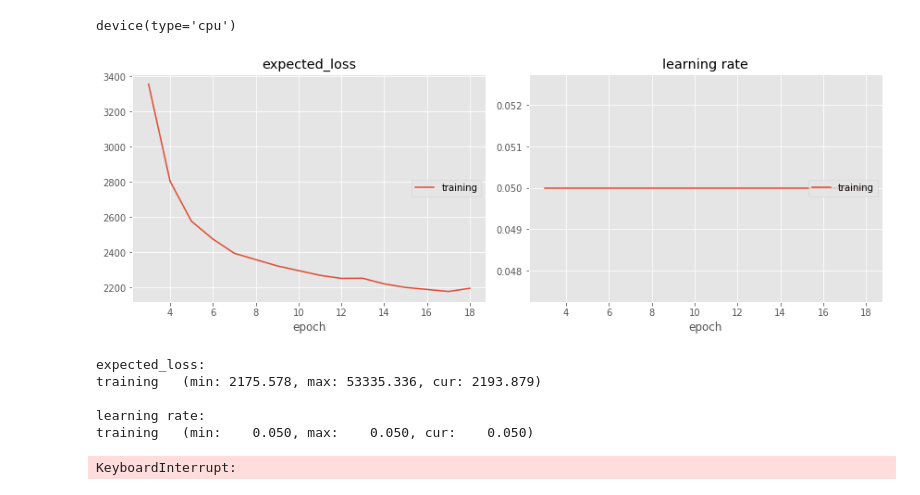
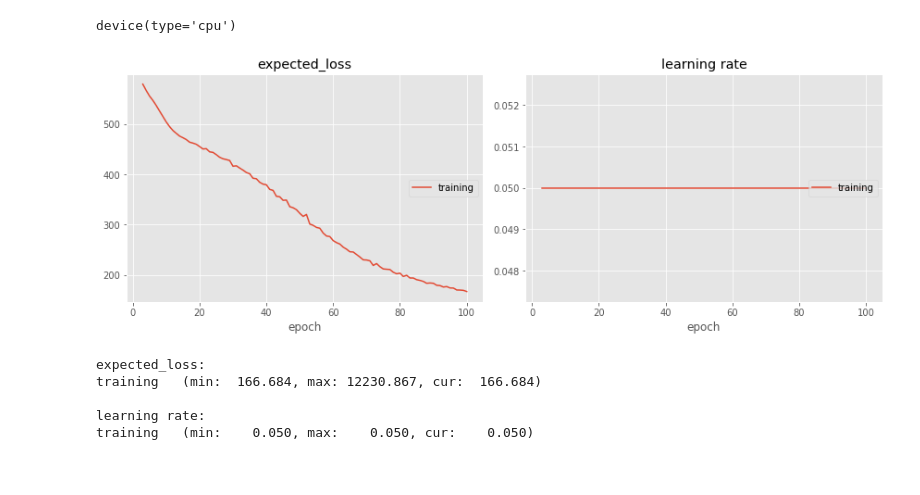
Before and after one commit to cortax/BayesianNN, a Jupyter notebook: example_BBVI_deterministic_optimization.ipynb, the cells around one changed output. Cells and saved outputs as stored; diff of their text form; code cells hidden in the pictures.

```diff
--- a/example_BBVI_deterministic_optimization.ipynb
+++ b/example_BBVI_deterministic_optimization.ipynb
@@ -18,6 +18,6 @@ x_data = data[0].to(device)
 y_data = data[1].to(device)
 y_data = y_data.unsqueeze(-1)
 # %%
-Net = BBVI.VariationalNetwork(input_size=1, output_size=1, layer_width=30, nb_layers=2, device=device)
+Net = BBVI.VariationalNetwork(input_size=1, output_size=1, layer_width=10, nb_layers=2, device=device)
 # %%
 Net.make_deterministic_rhos()
@@ -32,15 +32,14 @@ scheduler_params = {'patience': 3, 'factor': 0.8}
 # %%
 voptimizer = BBVI.VariationalOptimizer(model=Net, sigma_noise=0.1, optimizer=optimizer, optimizer_params=optimizer_params, scheduler=scheduler, scheduler_params=scheduler_params)
 # %%
-Net = voptimizer.run((x_data,y_data), n_epoch=1000, n_iter=100, n_ELBO_samples=500, plot=True)
+Net = voptimizer.run((x_data,y_data), n_epoch=200, n_iter=100, n_ELBO_samples=1, plot=True)
 # %% [output]
-[figure, old version]
+[figure, new version]
 expected_loss:
-training   (min: 2175.578, max: 53335.336, cur: 2193.879)
+training   (min:  166.684, max: 12230.867, cur:  166.684)
 
 learning rate:
 training   (min:    0.050, max:    0.050, cur:    0.050)
-KeyboardInterrupt:
 # %%
 x_test = torch.linspace(-2.0, 2.0).unsqueeze(1).to(device)
 # %%
```
Also changed, not shown: parts of 3 cells of this notebook, 1 other file.
